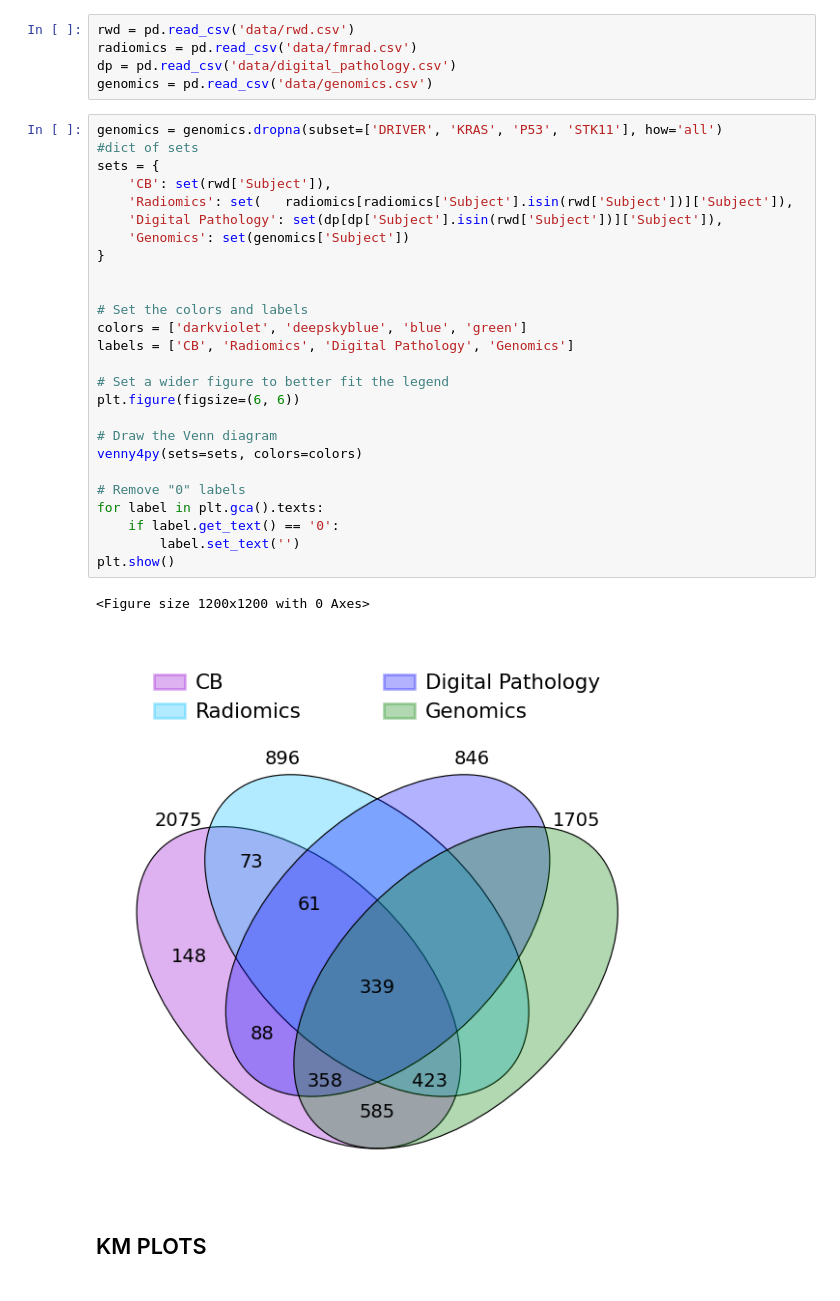
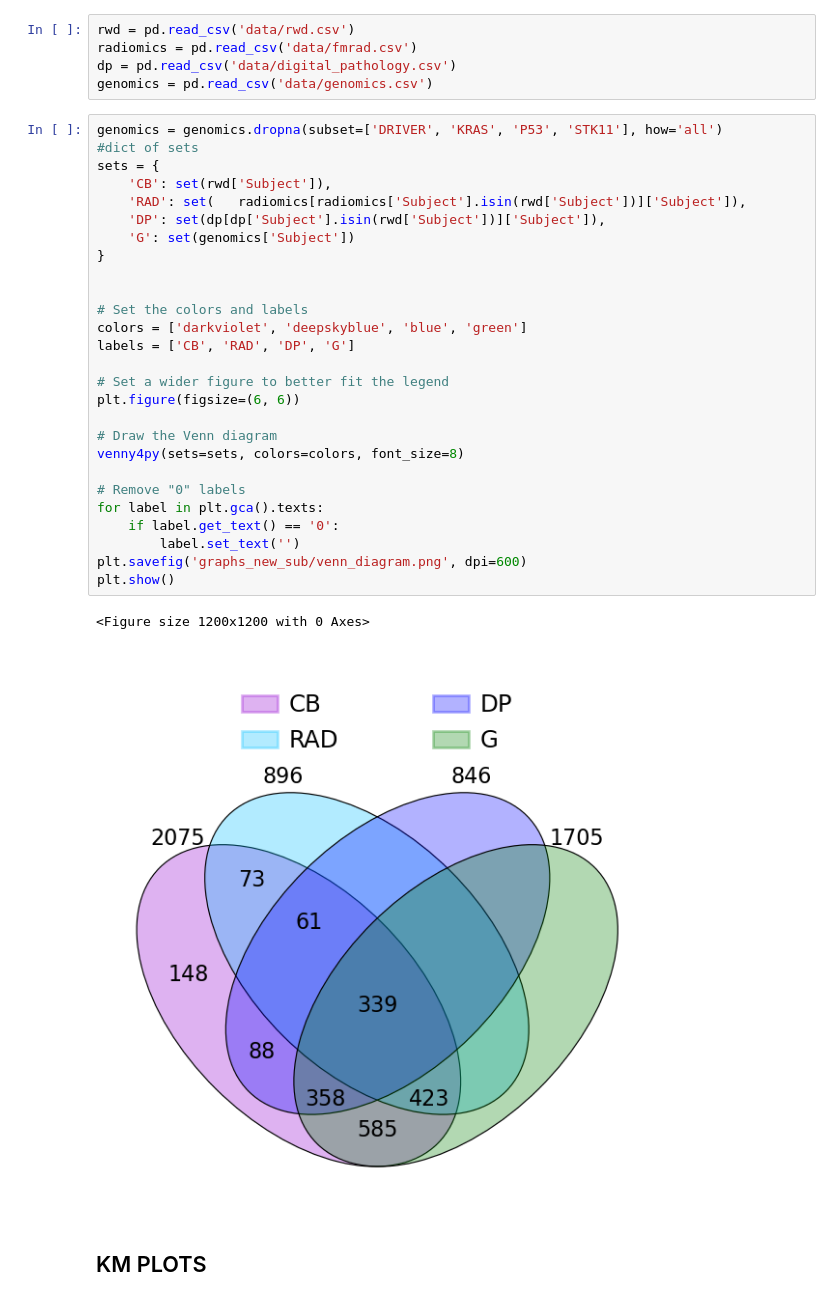
Before and after one commit to CostanzaSiniscalchi/I3LUNG_PDSS, a Jupyter notebook: data_visualization.ipynb, the cells around one changed output. Drawn from its saved outputs; the diff is of its cells as text.

```diff
--- a/data_visualization.ipynb
+++ b/data_visualization.ipynb
@@ -256,32 +256,33 @@ genomics = pd.read_csv('data/genomics.csv')
 # %%
 genomics = genomics.dropna(subset=['DRIVER', 'KRAS', 'P53', 'STK11'], how='all')
 #dict of sets
 sets = {
     'CB': set(rwd['Subject']),
-    'Radiomics': set(   radiomics[radiomics['Subject'].isin(rwd['Subject'])]['Subject']),
-    'Digital Pathology': set(dp[dp['Subject'].isin(rwd['Subject'])]['Subject']),
-    'Genomics': set(genomics['Subject'])
+    'RAD': set(   radiomics[radiomics['Subject'].isin(rwd['Subject'])]['Subject']),
+    'DP': set(dp[dp['Subject'].isin(rwd['Subject'])]['Subject']),
+    'G': set(genomics['Subject'])
 }
 
 
 # Set the colors and labels
 colors = ['darkviolet', 'deepskyblue', 'blue', 'green']
-labels = ['CB', 'Radiomics', 'Digital Pathology', 'Genomics']
+labels = ['CB', 'RAD', 'DP', 'G']
 
 # Set a wider figure to better fit the legend
 plt.figure(figsize=(6, 6))
 
 # Draw the Venn diagram
-venny4py(sets=sets, colors=colors)
+venny4py(sets=sets, colors=colors, font_size=8)
 
 # Remove "0" labels
 for label in plt.gca().texts:
     if label.get_text() == '0':
         label.set_text('')
+plt.savefig('graphs_new_sub/venn_diagram.png', dpi=600)
 plt.show()
 # %% [output]
 <Figure size 1200x1200 with 0 Axes>
-[figure, old version]
+[figure, new version]
 # %% [markdown]
 ## KM PLOTS
 # %%
```
Also changed, not shown: 1 other file.
